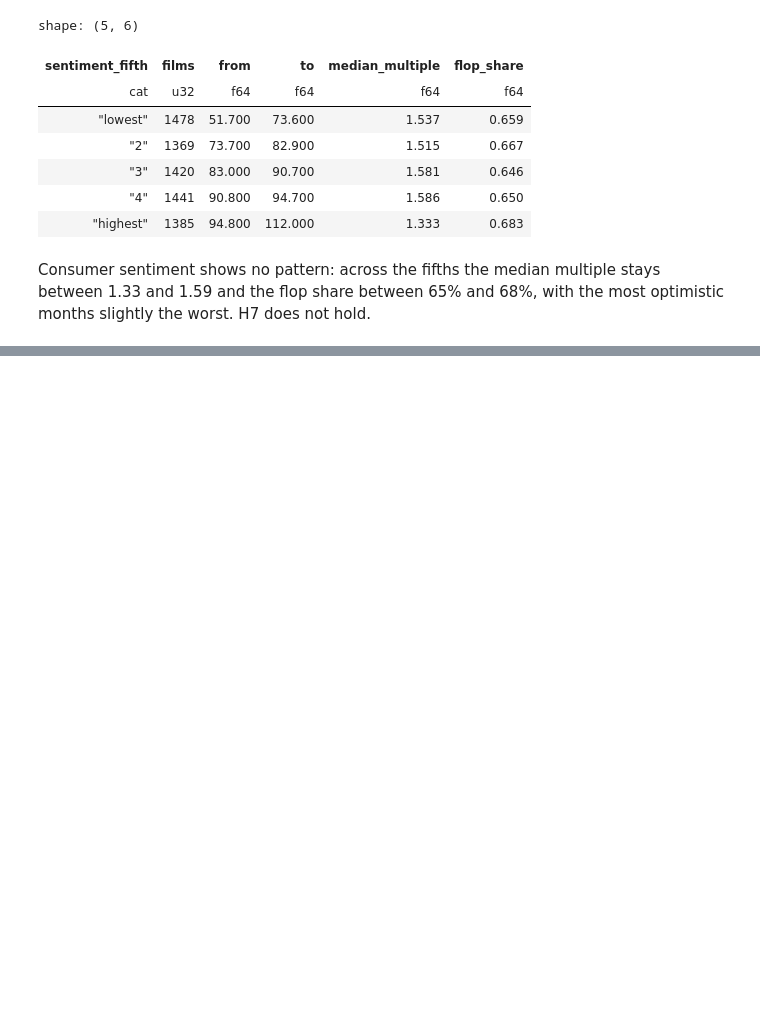
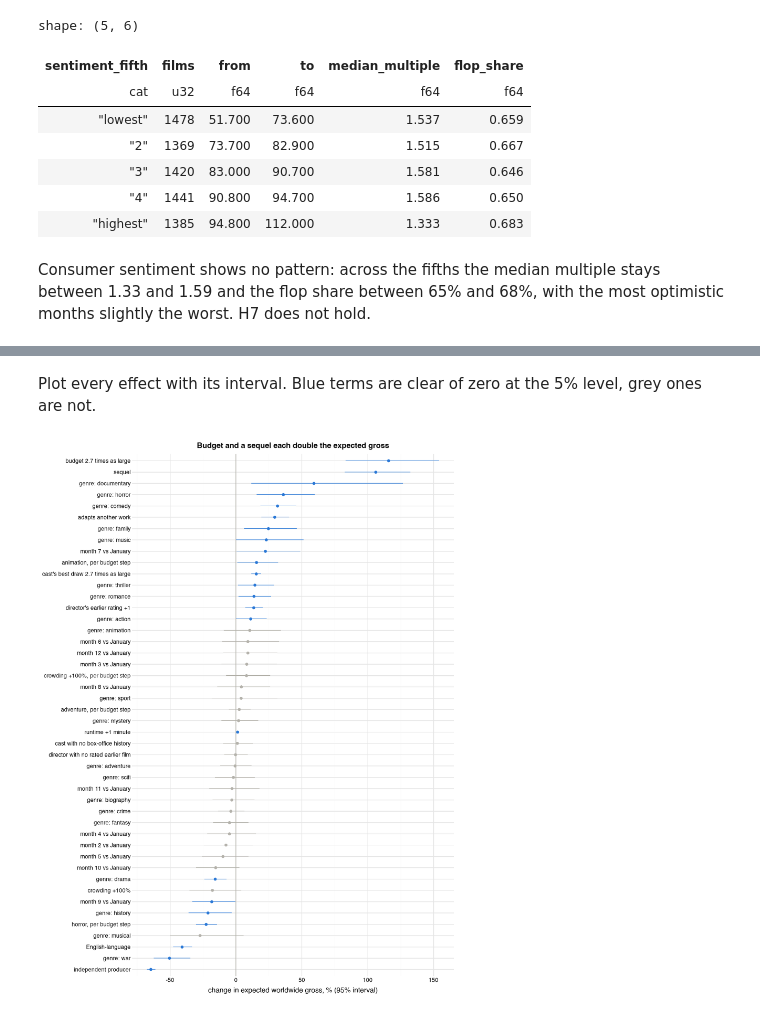
Before and after one commit to martin-gbeck/dao-movie-project, a Jupyter notebook: movie_studio.ipynb, the cells around one changed output, grey strips where cells are left out. Drawn from its saved outputs; the diff is of its cells as text; code cells hidden in the pictures; blank space fills up the shorter version.

```diff
--- a/movie_studio.ipynb
+++ b/movie_studio.ipynb
@@ -54,11 +68,13 @@ from plotnine import (
     geom_line,
     geom_linerange,
     geom_point,
+    geom_pointrange,
     geom_text,
     geom_tile,
     geom_violin,
     ggplot,
     labs,
+    scale_color_gradient,
     scale_color_identity,
     scale_color_manual,
     scale_fill_gradientn,
@@ -72,9 +88,12 @@ from plotnine import (
 )
 
 from lib.data_schemas import BREAK_EVEN_MULTIPLE, Film
+from lib.decision import simulate_slate_profit
+from lib.evaluation import score_predictions
 from lib.features import career_before_release, count_competitors
 from lib.fetching import fetch_wikidata_facts
 from lib.loading import load_franchise_lists, load_imdb, load_tmdb
+from lib.modeling import ReturnModel, fit_return_model, predict_returns
 from lib.parsing import attach_closest_year, fix_mojibake, major_studio, title_key
 
 RAW = Path("data/raw")
@@ -1330,0 +1611,25 @@ To keep in mind: 47% of the money figures come from TMDB's user-entered data, 40
+# %% [markdown]
+Plot every effect with its interval. Blue terms are clear of zero at the 5% level, grey ones are not.
+# %%
+(
+    ggplot(
+        effects.with_columns(
+            pl.col("label").cast(
+                pl.Enum(effects["label"].unique(maintain_order=True).to_list())
+            )
+        ),
+        aes("label", "effect_pct"),
+    )
+    + geom_hline(yintercept=0, color=CONTEXT)
+    + geom_pointrange(aes(ymin="low_pct", ymax="high_pct", color="clear"), size=0.4)
+    + scale_color_manual(values={"yes": ACCENT, "no": CONTEXT})
+    + coord_flip()
+    + labs(
+        title="Budget and a sequel each double the expected gross",
+        x="",
+        y="change in expected worldwide gross, % (95% interval)",
+    )
+    + theme(figure_size=(9, 12), legend_position="none")
+)
+# %% [output]
+[figure, added]
```
Also changed, not shown: parts of 51 cells of this notebook, 5 other files.
